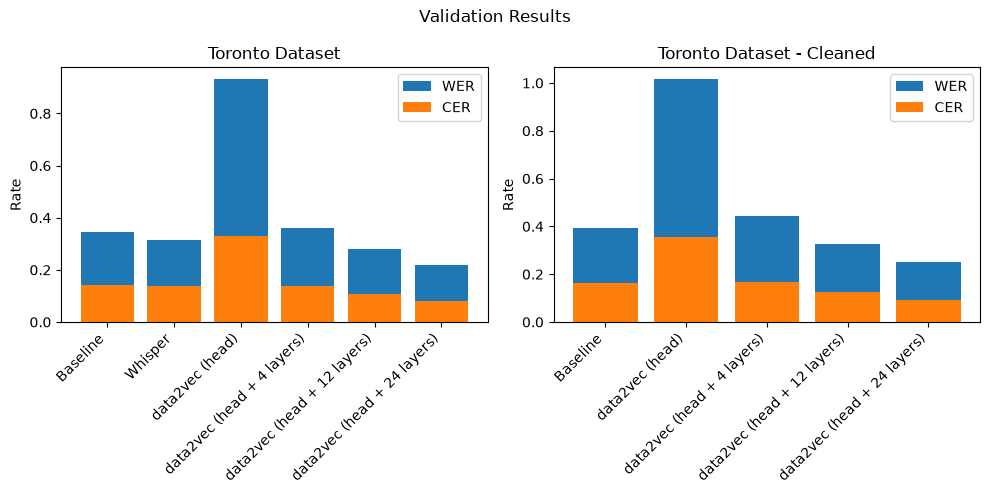
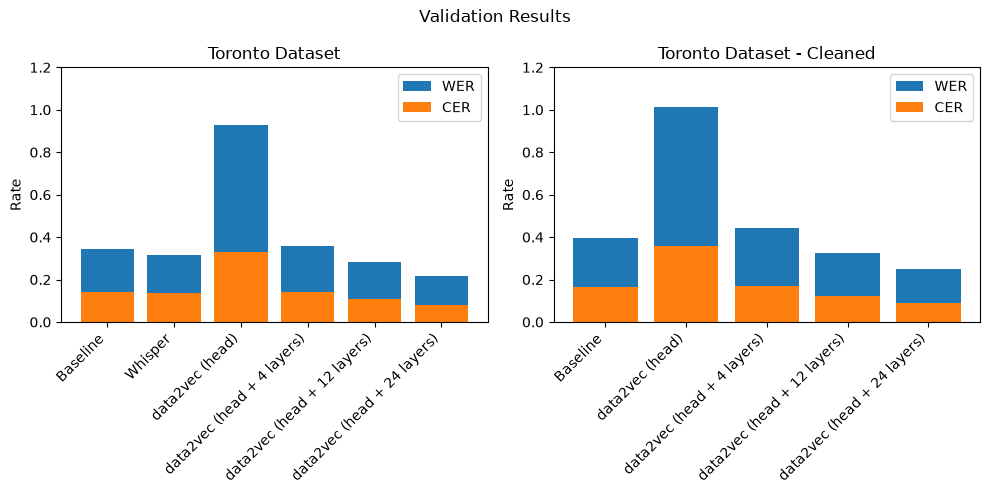
Code edit (unified diff) that turned the first committed figure into the second:
--- before
+++ after
@@ -26,4 +26,5 @@
 ax[0].bar(validation["display_name"], validation["val_wer"], label="WER")
 ax[0].set_ylabel("Rate")
+ax[0].set_ylim(0, 1.2)
 ax[0].set_xticklabels(validation["display_name"], rotation=45, ha="right")
 
@@ -36,4 +37,5 @@
 ax[1].bar(validation_clean["display_name"], validation_clean["val_wer"], label="WER")
 ax[1].set_ylabel("Rate")
+ax[1].set_ylim(0, 1.2)
 ax[1].set_xticklabels(validation_clean["display_name"], rotation=45, ha="right")
 

Commit: regenerate validation plot